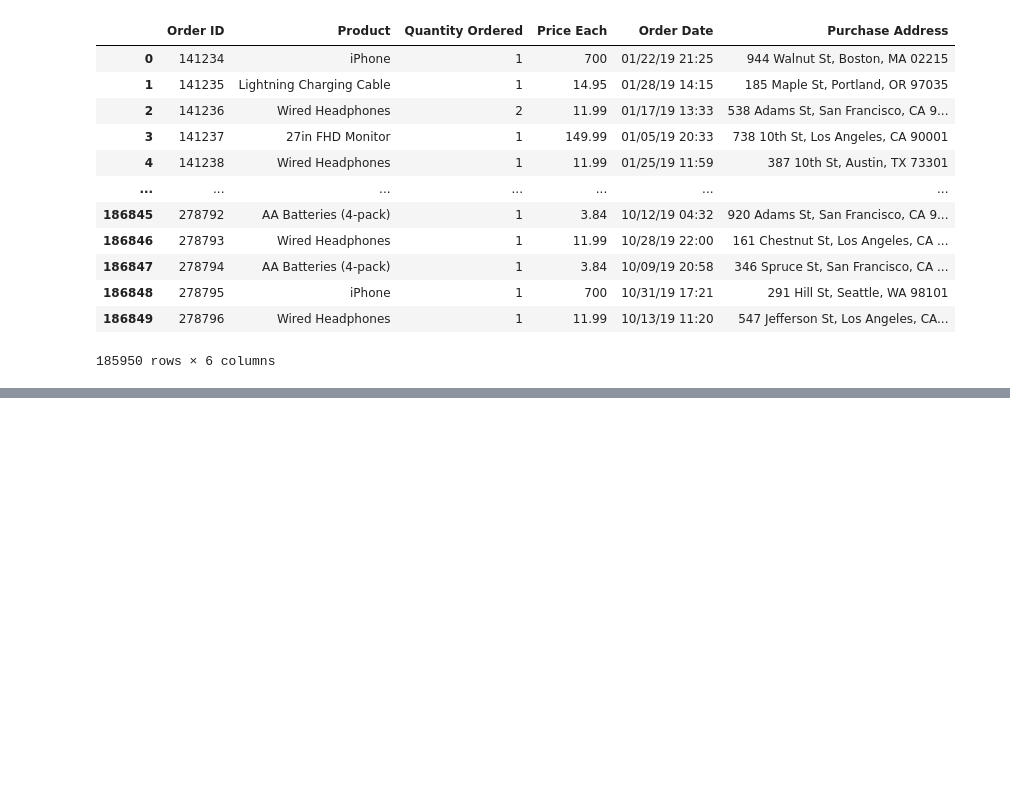
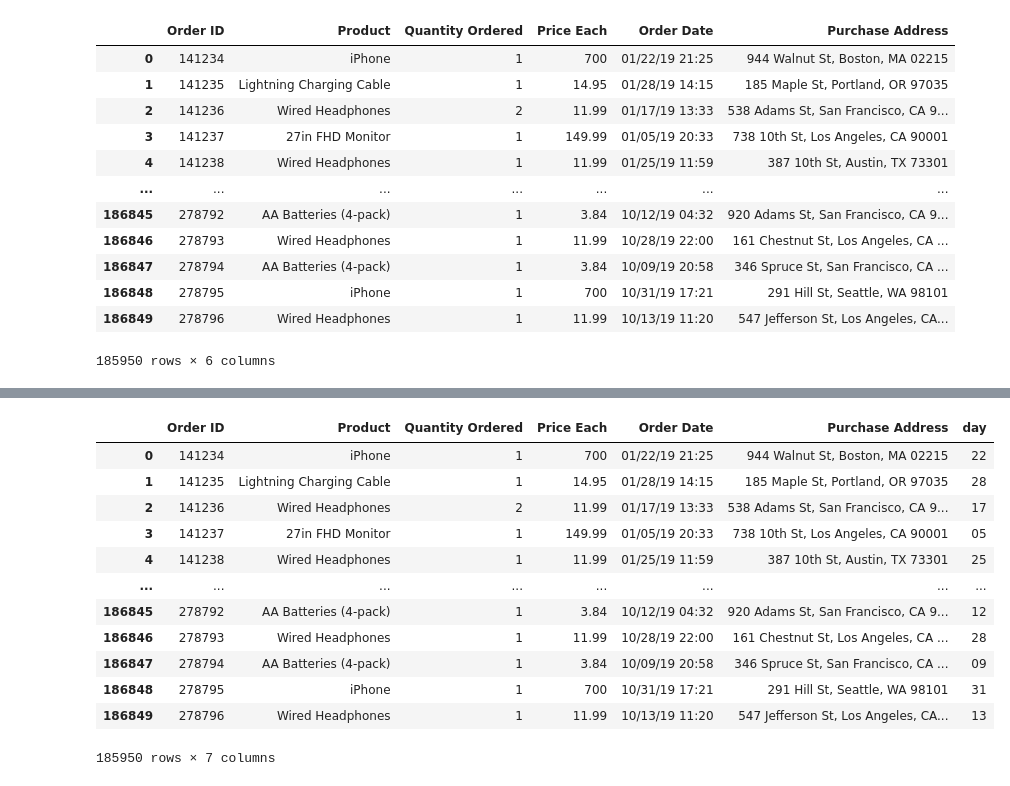
Before and after one commit to GauravMKedia/Data_Analysis, a Jupyter notebook: Sales_2/Solar_P2.ipynb, the cells around one changed output, grey strips where cells are left out. Saved outputs shown, nothing was run; the diff lists cells and outputs as text; code cells hidden in the pictures; blank space fills up the shorter version.

```diff
--- a/Sales_2/Solar_P2.ipynb
+++ b/Sales_2/Solar_P2.ipynb
@@ -156,0 +162,17 @@ data
+# %%
+df['day'] = df['Order Date'].apply(lambda date : date.split("/")[1])
+df
+# %% [output]
+|  | Order ID | Product | Quantity Ordered | Price Each | Order Date | Purchase Address | day |
+| 0 | 141234 | iPhone | 1 | 700 | 01/22/19 21:25 | 944 Walnut St, Boston, MA 02215 | 22 |
+| 1 | 141235 | Lightning Charging Cable | 1 | 14.95 | 01/28/19 14:15 | 185 Maple St, Portland, OR 97035 | 28 |
+| 2 | 141236 | Wired Headphones | 2 | 11.99 | 01/17/19 13:33 | 538 Adams St, San Francisco, CA 9... | 17 |
+| 3 | 141237 | 27in FHD Monitor | 1 | 149.99 | 01/05/19 20:33 | 738 10th St, Los Angeles, CA 90001 | 05 |
+| 4 | 141238 | Wired Headphones | 1 | 11.99 | 01/25/19 11:59 | 387 10th St, Austin, TX 73301 | 25 |
+| ... | ... | ... | ... | ... | ... | ... | ... |
+| 186845 | 278792 | AA Batteries (4-pack) | 1 | 3.84 | 10/12/19 04:32 | 920 Adams St, San Francisco, CA 9... | 12 |
+| 186846 | 278793 | Wired Headphones | 1 | 11.99 | 10/28/19 22:00 | 161 Chestnut St, Los Angeles, CA ... | 28 |
+| 186847 | 278794 | AA Batteries (4-pack) | 1 | 3.84 | 10/09/19 20:58 | 346 Spruce St, San Francisco, CA ... | 09 |
+| 186848 | 278795 | iPhone | 1 | 700 | 10/31/19 17:21 | 291 Hill St, Seattle, WA 98101 | 31 |
+| 186849 | 278796 | Wired Headphones | 1 | 11.99 | 10/13/19 11:20 | 547 Jefferson St, Los Angeles, CA... | 13 |
+185950 rows × 7 columns
```
Also changed, not shown: parts of 11 cells of this notebook.
